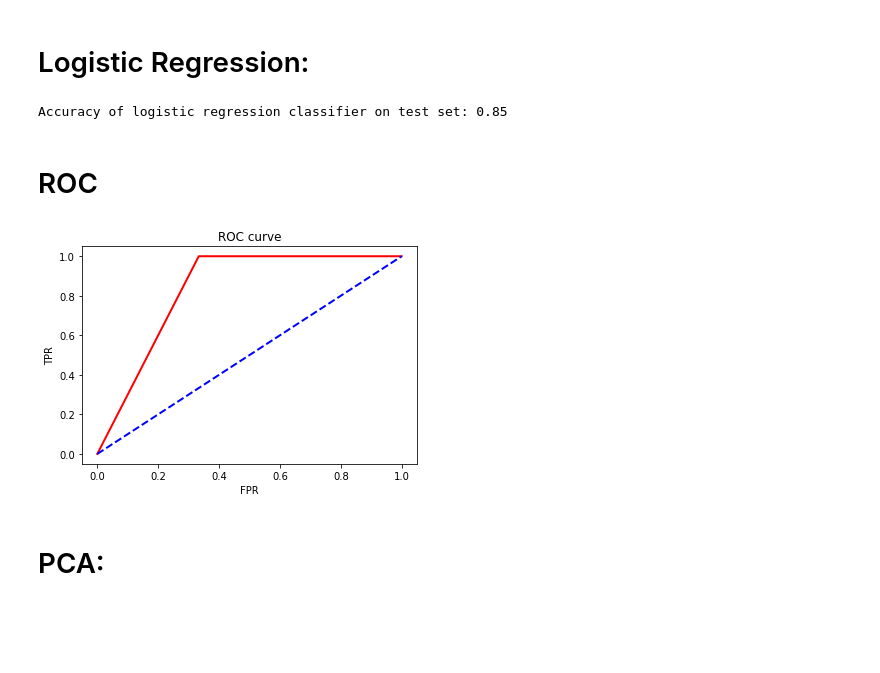
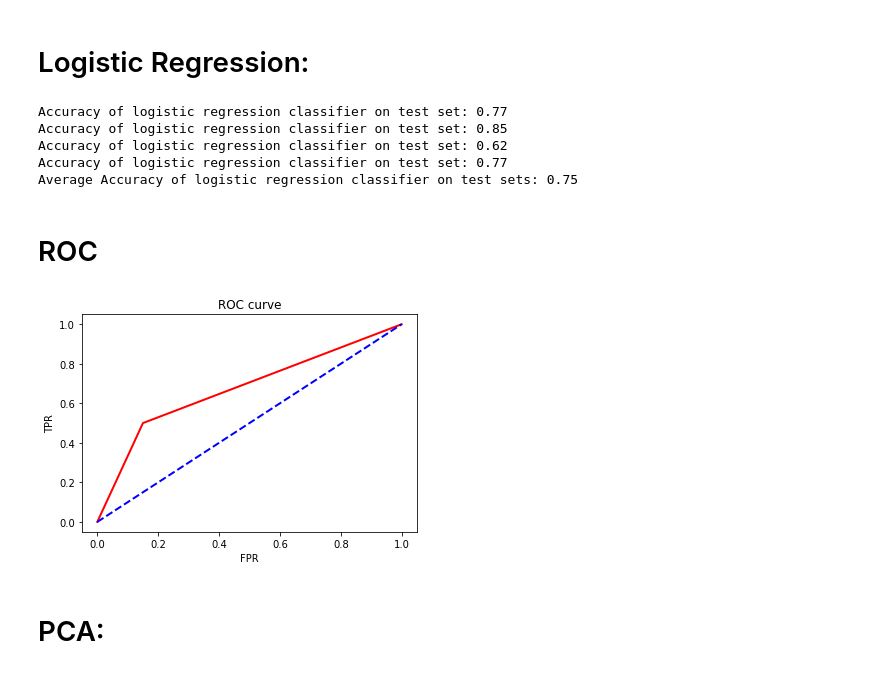
Before and after one commit to dart153/BENG-134, a Jupyter notebook: BENG 134 Final Project.ipynb, the cells around one changed output. Drawn from its saved outputs; the diff is of its cells as text; code cells hidden in the pictures; blank space fills up the shorter version.

Commit message:
Fixed Logistic Regression

```diff
--- a/BENG 134 Final Project.ipynb
+++ b/BENG 134 Final Project.ipynb
@@ -84,36 +84,73 @@ y = table[['still-alive']]
 #Factors used to predict the output
 x = table[['age-at-heart-attack','fractional-shortening','lvdd','wall-motion-score']]
 
-xtrain, xtest = train_test_split(x, test_size=0.2, random_state = 1)
-ytrain, ytest = train_test_split(y, test_size=0.2, random_state = 1)
+#Split into 5 different test-train sets
+xtrain1, xtest1 = train_test_split(x, test_size=0.2,random_state = 1)
+ytrain1, ytest1 = train_test_split(y, test_size=0.2,random_state = 1)
+
+xtrain2, xtest2 = train_test_split(x, test_size=0.2,random_state = 2)
+ytrain2, ytest2 = train_test_split(y, test_size=0.2,random_state = 2)
+
+xtrain3, xtest3 = train_test_split(x, test_size=0.2,random_state = 3)
+ytrain3, ytest3 = train_test_split(y, test_size=0.2,random_state = 3)
+
+xtrain4, xtest4 = train_test_split(x, test_size=0.2,random_state = 6)
+ytrain4, ytest4 = train_test_split(y, test_size=0.2,random_state = 6)
+
+xtrain5, xtest5 = train_test_split(x, test_size=0.2,random_state = 5)
+ytrain5, ytest5 = train_test_split(y, test_size=0.2,random_state = 5)
+
+#Run Logistic Regression on different combinations of each data set
+
 
 from sklearn.linear_model import LogisticRegression
 from sklearn import metrics
-logreg = LogisticRegression()
-logreg.fit(xtrain,ytrain.values.ravel())
 
-ypred = logreg.predict(xtest)
-print('Accuracy of logistic regression classifier on test set: {:.2f}'.format(logreg.score(xtest,ytest)) )
+
+tot_accuracy = 0
+
+for i in range(4):
+    xtrainframes = [xtest1,xtest2,xtest3,xtest4,xtest5]
+    ytrainframes = [ytest1,ytest2,ytest3,ytest4,ytest5]
+    xtrainframes.pop(i)
+    ytrainframes.pop(i)
+
+    x_test = pd.concat(xtrainframes)
+    x_train = xtrainframes[i]
+    y_test = pd.concat(ytrainframes)
+    y_train = ytrainframes[i]
+
+    logreg = LogisticRegression()
+
+    logreg.fit(x_train,y_train.values.ravel())
+    tot_accuracy+=logreg.score(xtest,ytest)
+    print('Accuracy of logistic regression classifier on test set: {:.2f}'.format(logreg.score(xtest,ytest)))
+
+print('Average Accuracy of logistic regression classifier on test sets: {:.2f}'.format(tot_accuracy/4))
 # %% [output]
+Accuracy of logistic regression classifier on test set: 0.77
 Accuracy of logistic regression classifier on test set: 0.85
+Accuracy of logistic regression classifier on test set: 0.62
+Accuracy of logistic regression classifier on test set: 0.77
+Average Accuracy of logistic regression classifier on test sets: 0.75
 # %% [markdown]
 # ROC
 # %%
 #ROC
 from sklearn.metrics import confusion_matrix, roc_curve, roc_auc_score
-fpr, tpr,_=roc_curve(logreg.predict(xtrain),ytrain,drop_intermediate=False)
+fpr, tpr,_=roc_curve(logreg.predict(pd.concat(xtrainframes)),pd.concat(ytrainframes),drop_intermediate=False)
 plt.figure()
 plt.plot(fpr, tpr, color='red',
  lw=2, label='ROC curve')
 ##Random FPR and TPR
 plt.plot([0, 1], [0, 1], color='blue', lw=2, linestyle='--')
 ##Title and label
 plt.xlabel('FPR')
 plt.ylabel('TPR')
 plt.title('ROC curve')
 plt.show()
 # %% [output]
-[figure, old version]
+[figure, new version]
 # %% [markdown]
 # PCA:
 # %%
```
Also changed, not shown: parts of 2 cells of this notebook.
